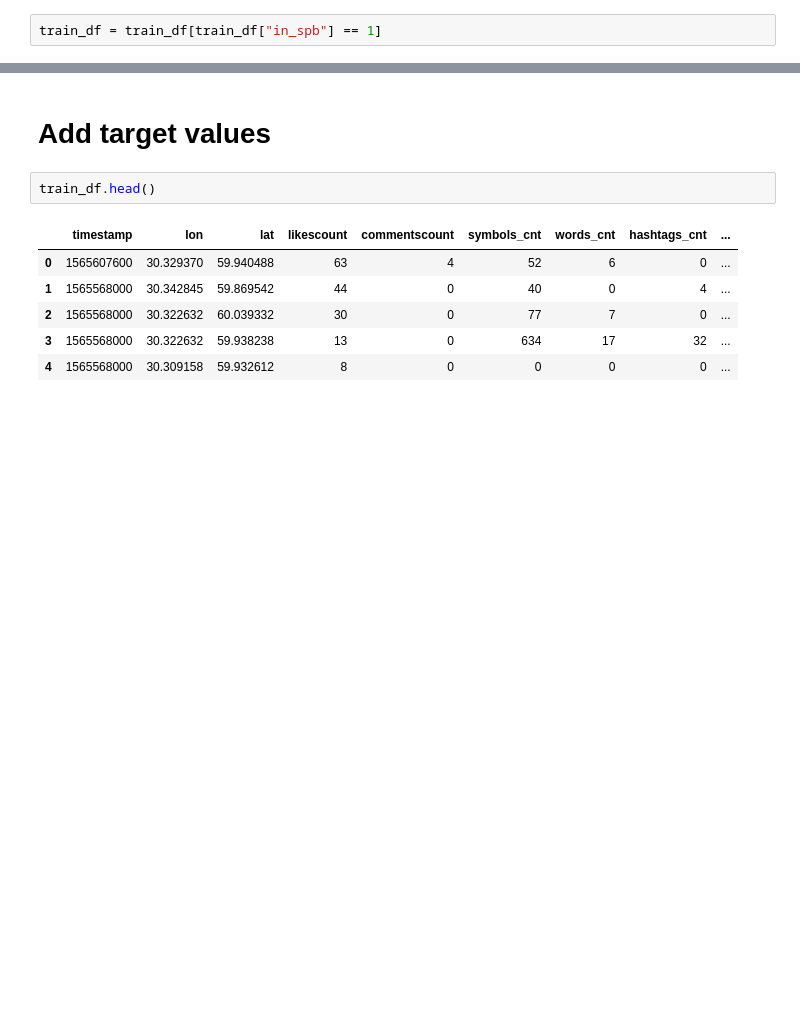
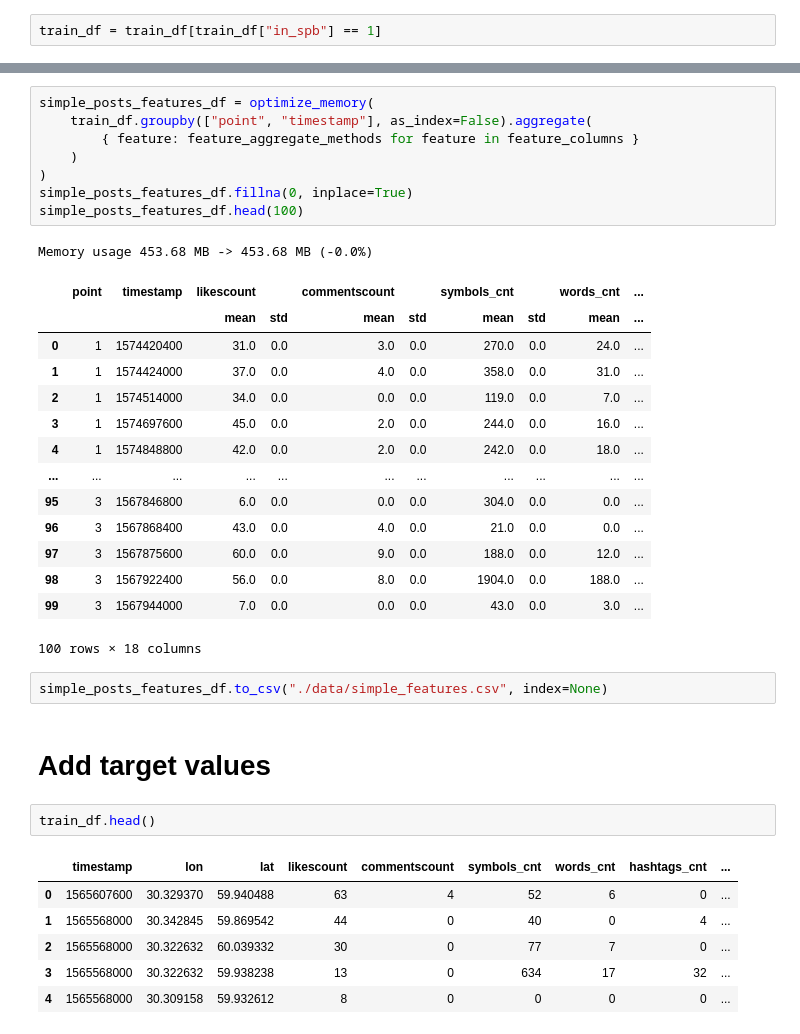
Before and after one commit to DmitryPogrebnoy/IndustrialML_ITMO, a Jupyter notebook: task1/preprocess.ipynb, the cells around one changed output, grey strips where cells are left out. Saved outputs shown, nothing was run; the diff lists cells and outputs as text; blank space fills up the shorter version.

```diff
--- a/task1/preprocess.ipynb
+++ b/task1/preprocess.ipynb
@@ -325,3 +383,29 @@ train_df.shape
+# %%
+simple_posts_features_df = optimize_memory(
+    train_df.groupby(["point", "timestamp"], as_index=False).aggregate(
+        { feature: feature_aggregate_methods for feature in feature_columns }
+    )
+)
+simple_posts_features_df.fillna(0, inplace=True)
+simple_posts_features_df.head(100)
+# %% [output]
+Memory usage 453.68 MB -> 453.68 MB (-0.0%)
+|  | point | timestamp | likescount |  | commentscount |  | symbols_cnt |  | words_cnt | ... |
+|  |  |  | mean | std | mean | std | mean | std | mean | ... |
+| 0 | 1 | 1574420400 | 31.0 | 0.0 | 3.0 | 0.0 | 270.0 | 0.0 | 24.0 | ... |
+| 1 | 1 | 1574424000 | 37.0 | 0.0 | 4.0 | 0.0 | 358.0 | 0.0 | 31.0 | ... |
+| 2 | 1 | 1574514000 | 34.0 | 0.0 | 0.0 | 0.0 | 119.0 | 0.0 | 7.0 | ... |
+| 3 | 1 | 1574697600 | 45.0 | 0.0 | 2.0 | 0.0 | 244.0 | 0.0 | 16.0 | ... |
+| 4 | 1 | 1574848800 | 42.0 | 0.0 | 2.0 | 0.0 | 242.0 | 0.0 | 18.0 | ... |
+| ... | ... | ... | ... | ... | ... | ... | ... | ... | ... | ... |
+| 95 | 3 | 1567846800 | 6.0 | 0.0 | 0.0 | 0.0 | 304.0 | 0.0 | 0.0 | ... |
+| 96 | 3 | 1567868400 | 43.0 | 0.0 | 4.0 | 0.0 | 21.0 | 0.0 | 0.0 | ... |
+| 97 | 3 | 1567875600 | 60.0 | 0.0 | 9.0 | 0.0 | 188.0 | 0.0 | 12.0 | ... |
+| 98 | 3 | 1567922400 | 56.0 | 0.0 | 8.0 | 0.0 | 1904.0 | 0.0 | 188.0 | ... |
+| 99 | 3 | 1567944000 | 7.0 | 0.0 | 0.0 | 0.0 | 43.0 | 0.0 | 3.0 | ... |
+100 rows × 18 columns
+# %%
+simple_posts_features_df.to_csv("./data/simple_features.csv", index=None)
 # %% [markdown]
 # Add target values
 # %%
```
Also changed, not shown: parts of 42 cells of this notebook.
